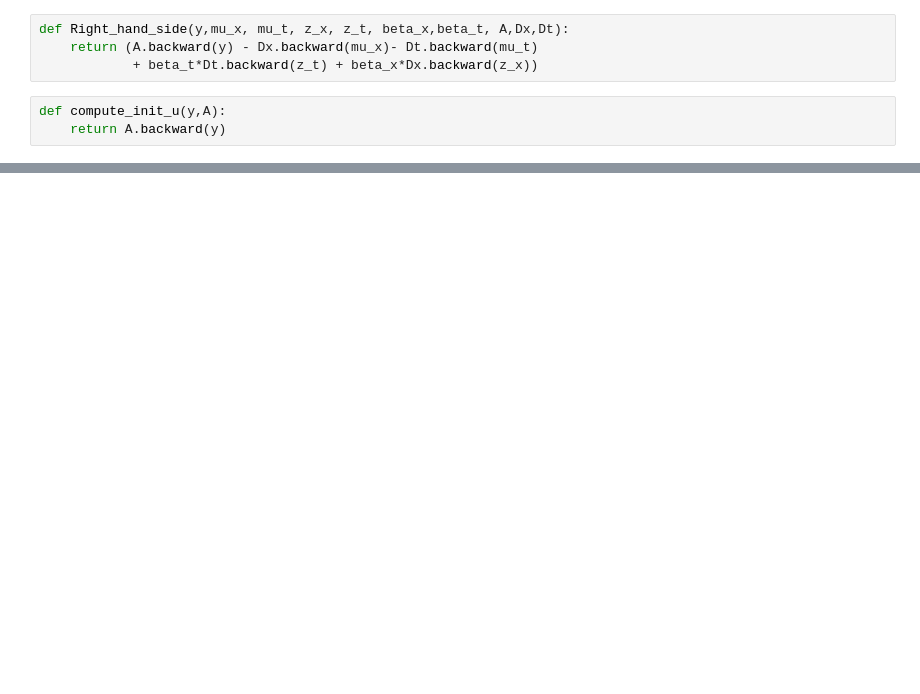
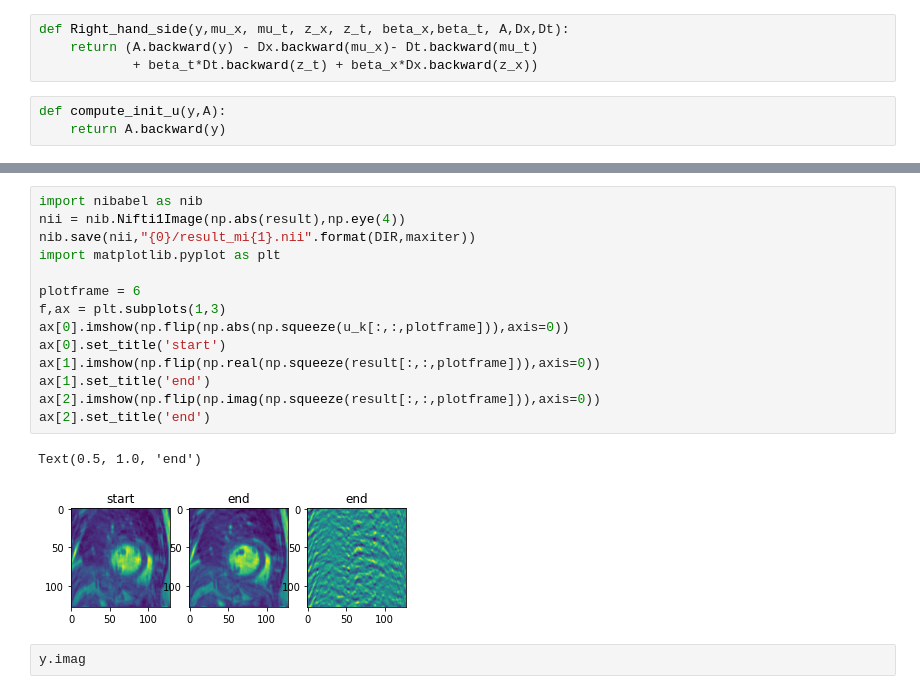
Before and after one commit to MATHplus-Young-Academy/P1-Temp-Reg, a Jupyter notebook: modelbased-approach/admm.ipynb, the cells around one changed output, grey strips where cells are left out. Cells and saved outputs as stored; diff of their text form; blank space fills up the shorter version.

```diff
--- a/modelbased-approach/admm.ipynb
+++ b/modelbased-approach/admm.ipynb
@@ -185,0 +347,19 @@ Text(0.5, 1.0, 'end')
+# %%
+import nibabel as nib
+nii = nib.Nifti1Image(np.abs(result),np.eye(4))
+nib.save(nii,"{0}/result_mi{1}.nii".format(DIR,maxiter))
+import matplotlib.pyplot as plt
+
+plotframe = 6
+f,ax = plt.subplots(1,3)
+ax[0].imshow(np.flip(np.abs(np.squeeze(u_k[:,:,plotframe])),axis=0))
+ax[0].set_title('start')
+ax[1].imshow(np.flip(np.real(np.squeeze(result[:,:,plotframe])),axis=0))
+ax[1].set_title('end')
+ax[2].imshow(np.flip(np.imag(np.squeeze(result[:,:,plotframe])),axis=0))
+ax[2].set_title('end')
+# %% [output]
+Text(0.5, 1.0, 'end')
+[figure, added]
+# %%
+y.imag
```
Also changed, not shown: parts of 14 cells of this notebook.
